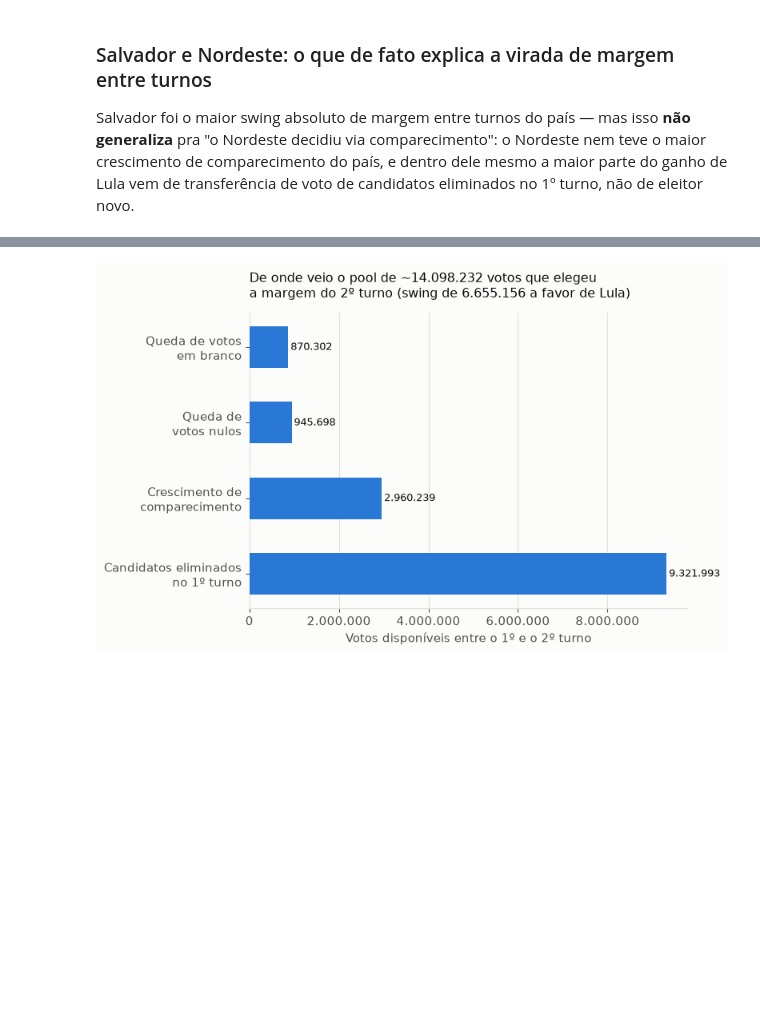
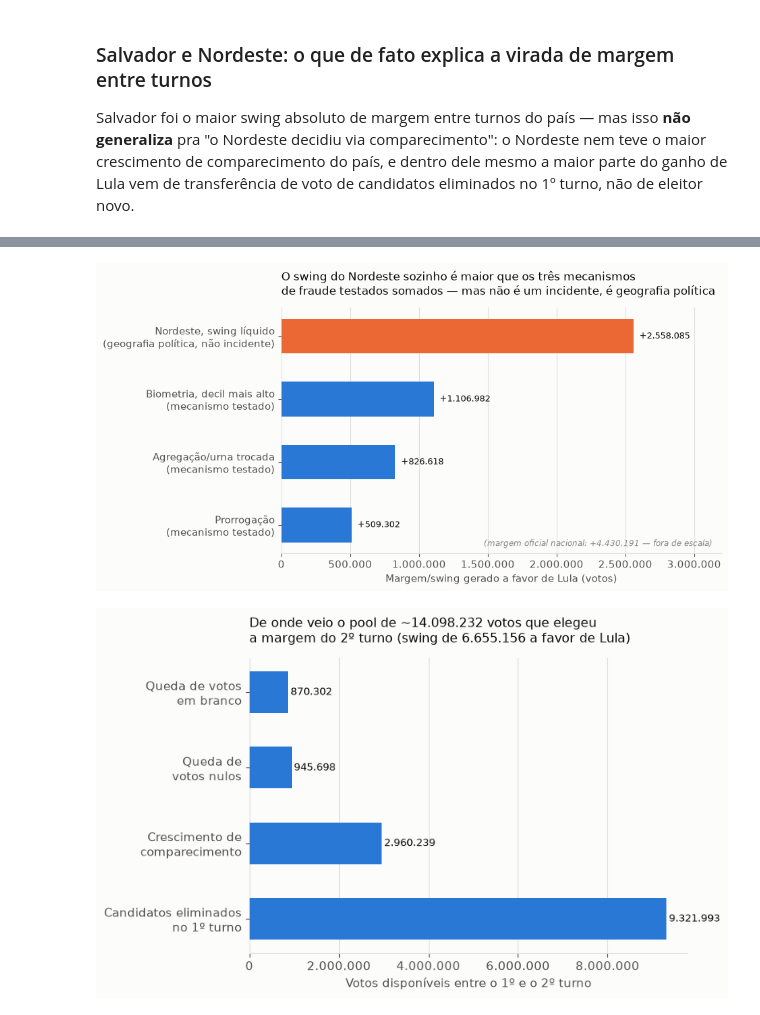
Before and after one commit to fsegall/eleicoes-2026-checagem, a Jupyter notebook: notebooks/01_eleicoes_2026_presidente.ipynb, the cells around one changed output, grey strips where cells are left out. Cells and saved outputs as stored; diff of their text form; code cells hidden in the pictures; blank space fills up the shorter version.

```diff
--- a/notebooks/01_eleicoes_2026_presidente.ipynb
+++ b/notebooks/01_eleicoes_2026_presidente.ipynb
@@ -799,3 +817,38 @@ plt.show()
+# %%
+swing_ne = lula_vals[0] - flavio_vals[0]
+swing_resto = lula_vals[1] - flavio_vals[1]
+
+margem_prorr = secao_full[secao_full.is_prorrogada]['lula'].sum() - secao_full[secao_full.is_prorrogada]['flavio'].sum()
+g_agreg = secao_full[secao_full.is_agregada & ~secao_full.is_zz]
+margem_agreg = g_agreg['lula'].sum() - g_agreg['flavio'].sum()
+margem_biom = decil10_biom['lula'].sum() - decil10_biom['flavio'].sum()
+
+comparacao = {
+    "Prorrogação\n(mecanismo testado)": margem_prorr,
+    "Agregação/urna trocada\n(mecanismo testado)": margem_agreg,
+    "Biometria, decil mais alto\n(mecanismo testado)": margem_biom,
+    "Nordeste, swing líquido\n(geografia política, não incidente)": swing_ne,
+}
+
+fig, ax = plt.subplots(figsize=(9.5, 5))
+labels_c = list(comparacao.keys())
+vals_c = list(comparacao.values())
+colors_c = [LULA, LULA, LULA, FLAVIO]
+y = np.arange(len(labels_c))
+ax.barh(y, vals_c, color=colors_c, height=0.55, zorder=3)
+ax.set_yticks(y, labels_c)
+ax.set_xlabel("Margem/swing gerado a favor de Lula (votos)")
+ax.set_title("O swing do Nordeste sozinho é maior que os três mecanismos\nde fraude testados somados — mas não é um incidente, é geografia política", fontsize=12, loc="left", pad=14)
+ax.xaxis.set_major_formatter(mticker.FuncFormatter(fmt_milhar))
+for yi, v in zip(y, vals_c):
+    ax.text(v + MARGEM_NAC*0.01, yi, f"+{v:,.0f}".replace(",", "."), va="center", fontsize=9.5, color=INK)
+ax.set_xlim(0, max(vals_c)*1.25)
+ax.text(0.98, 0.03, f"(margem oficial nacional: +{MARGEM_NAC:,.0f} — fora de escala)".replace(",", "."), transform=ax.transAxes, ha="right", fontsize=8.5, color=MUTED, style="italic")
+ax.grid(axis="y", visible=False)
+fig.tight_layout()
+plt.show()
+# %% [output]
+[figure, added]
 # %%
 tot_1t = con.sql(f"""
     SELECT NM_VOTAVEL, SUM(QT_VOTOS) AS votos
```
Also changed, not shown: parts of 6 cells of this notebook, 2 other files.
